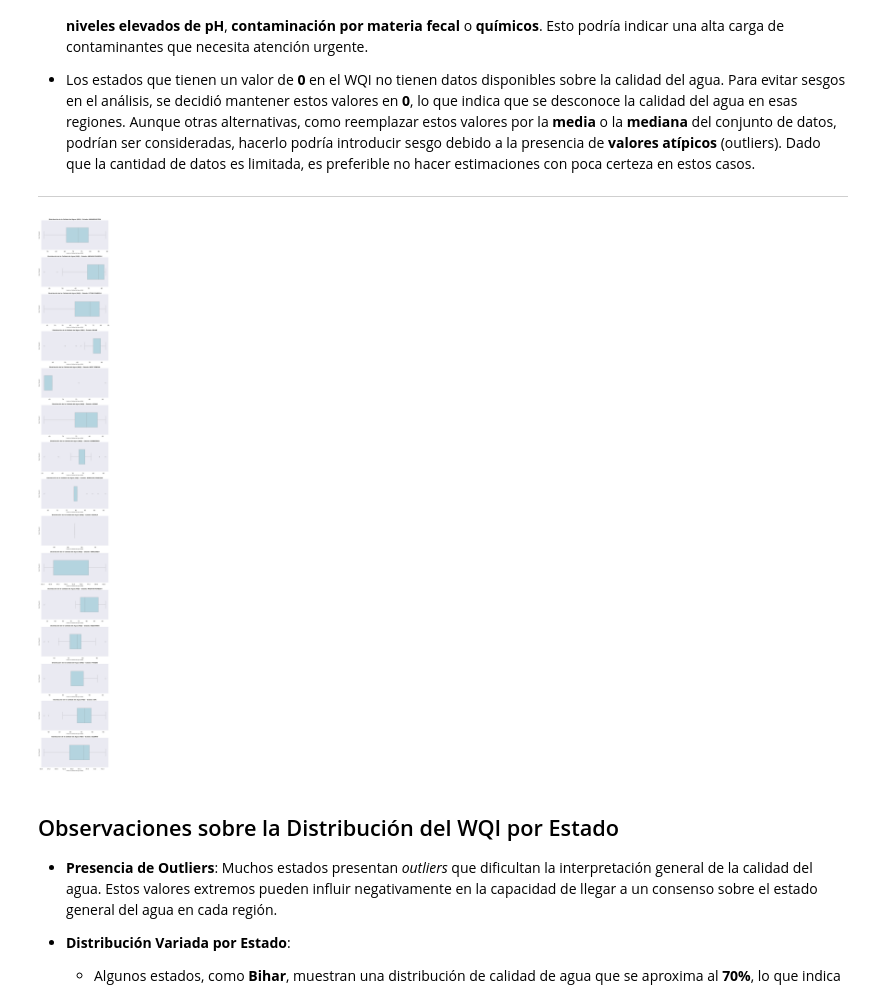
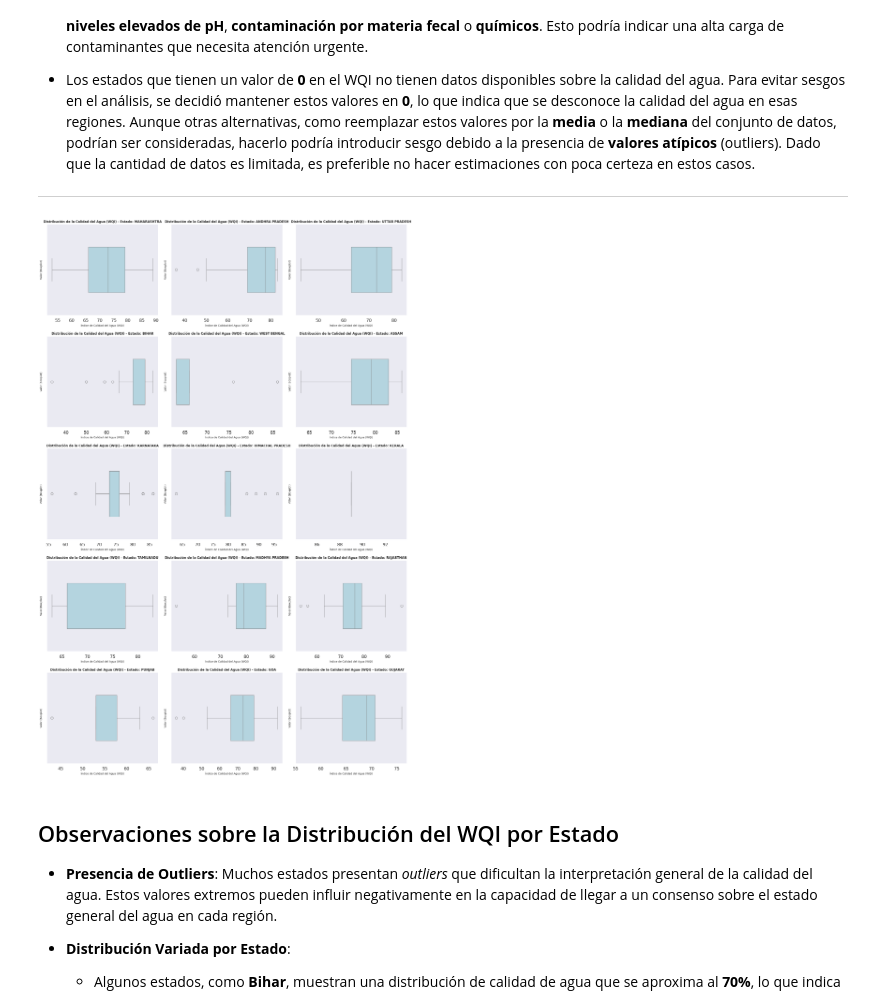
Before and after one commit to JuanParias29/ML_pyspark_IndianWater, a Jupyter notebook: ML_pyspark_IndianWater.ipynb, the cells around one changed output. Drawn from its saved outputs; the diff is of its cells as text; code cells hidden in the pictures.

```diff
--- a/ML_pyspark_IndianWater.ipynb
+++ b/ML_pyspark_IndianWater.ipynb
@@ -939,37 +944,40 @@ plt.show()
 
 ---
 # %%
-# Cargar DataFrame
+# Cargar DataFrame y reemplazar NaN por 0
 df05_pandas = df05.toPandas()
-
-# Reemplazar valores NaN por 0
 df05_pandas['WQI'] = df05_pandas['WQI'].fillna(0)
 
 # Configuración de estilo y tamaño
 sns.set_context('talk')
 sns.set_style('dark')
-fig, axes = plt.subplots(nrows=len(df05_pandas['STATE'].unique()), ncols=1, figsize=(12, len(df05_pandas['STATE'].unique()) * 6))
+n_states = len(df05_pandas['STATE'].unique())
 
+# Crear una figura con una cuadrícula
+n_columns = 3  #
+n_rows = (n_states // n_columns) + (n_states % n_columns > 0)
+fig, axes = plt.subplots(n_rows, n_columns, figsize=(20, 6 * n_rows))
+axes = axes.flatten()
 
-# Iterar sobre los estados y crear subgráficos
-for idx, state in enumerate(df05_pandas['STATE'].unique()):
-    ax = axes[idx]
+# Iterar sobre los estados y crear un boxplot para cada uno
+for i, state in enumerate(df05_pandas['STATE'].unique()):
     state_data = df05_pandas[df05_pandas['STATE'] == state]
+    sns.boxplot(x=state_data['WQI'], ax=axes[i], color='lightblue', width=0.5)
 
-    # Crear un gráfico de caja (boxplot) para WQI del estado
-    sns.boxplot(x=state_data['WQI'], ax=ax, color='lightblue', width=0.5)
+    # Añadir título y etiquetas
+    axes[i].set_title(f'Distribución de la Calidad del Agua (WQI) - Estado: {state}', fontsize=12, fontweight='bold')
+    axes[i].set_xlabel('Índice de Calidad del Agua (WQI)', fontsize=10)
+    axes[i].set_ylabel('Valor (Boxplot)', fontsize=10)
 
-    # Configurar título y etiquetas
-    ax.set_title(f'Distribución de la Calidad del Agua (WQI) - Estado: {state}', fontsize=16, fontweight='bold')
-    ax.set_xlabel('Índice de Calidad del Agua (WQI)', fontsize=12)
-    ax.set_ylabel('Valor (Boxplot)', fontsize=12)
-    ax2.set_ylabel('Frecuencia (Histograma)', fontsize=12)
-    ax2.tick_params(axis='x', labelrotation=45)
+# Eliminar ejes vacíos en caso de que no haya suficientes estados para llenar toda la cuadrícula
+for j in range(i + 1, len(axes)):
+    fig.delaxes(axes[j])
 
+# Ajustar el espaciado y mostrar el gráfico
 plt.tight_layout()
 plt.show()
 # %% [output]
-[figure, old version]
+[figure, new version]
 # %% [markdown]
 ## Observaciones sobre la Distribución del WQI por Estado
 
```
Also changed, not shown: parts of 42 cells of this notebook.
